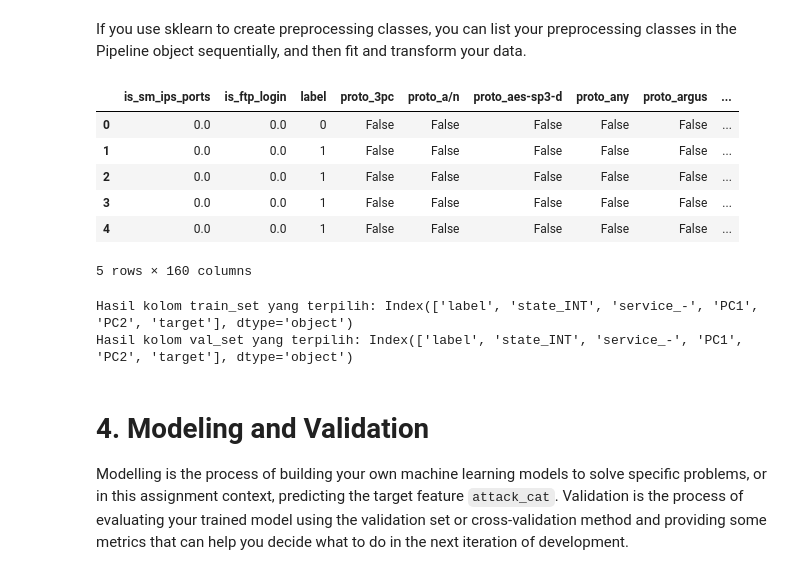
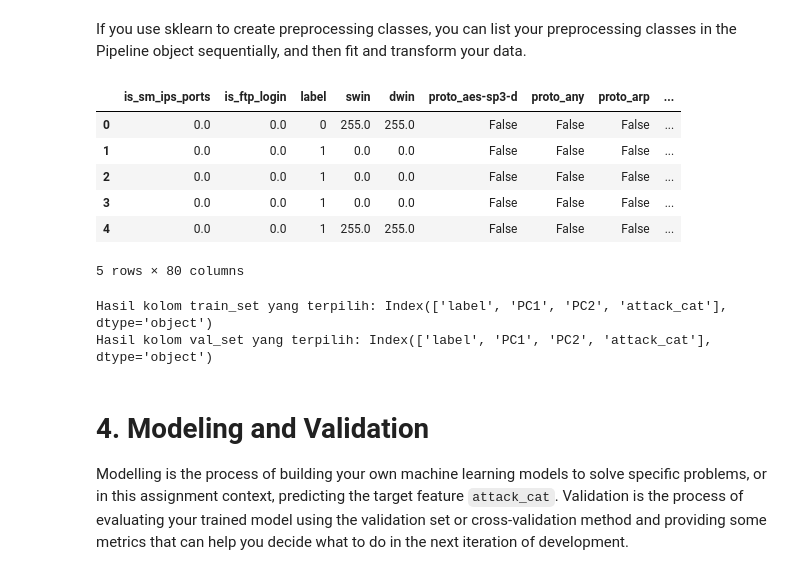
Before and after one commit to DeltDev/Tubes-AI-2-K9, a Jupyter notebook: src/notebook/IF3170 Artificial Intelligence _ Tugas Besar 2 Notebook Template.ipynb, the cells around one changed output. Saved outputs shown, nothing was run; the diff lists cells and outputs as text; code cells hidden in the pictures.

Commit message:
feat: fix undersampler, convert object to float

```diff
--- a/src/notebook/IF3170 Artificial Intelligence _ Tugas Besar 2 Notebook Template.ipynb
+++ b/src/notebook/IF3170 Artificial Intelligence _ Tugas Besar 2 Notebook Template.ipynb
@@ -514,6 +510,10 @@ class OneHotEncoder(BaseEstimator, TransformerMixin):
         df_encoded = pd.get_dummies(df, columns=self.non_numeric_columns)
 
         return df_encoded
+
+    def fit_transform(self, X, y):
+        self.fit(X, y)
+        return self.transform(X)
 # %% [markdown]
 ### Feature Selection
 # %%
@@ -588,7 +600,7 @@ class DataNormalizer(BaseEstimator, TransformerMixin):
         self.transformer = QuantileTransformer(output_distribution='normal')
         self.selected_columns = None
 
-    def fit(self, X, y):
+    def fit(self, X, y=None):
         numeric_columns = X.select_dtypes(include='number')
         binary_columns = numeric_columns.columns[(numeric_columns.nunique() == 2)]
         self.selected_columns = numeric_columns.drop(columns=binary_columns).columns
@@ -599,7 +611,13 @@ class DataNormalizer(BaseEstimator, TransformerMixin):
     def transform(self, X):
         X = pd.DataFrame(X).copy()
         X[self.selected_columns] = self.transformer.transform(X[self.selected_columns])
+        for col in X.select_dtypes(include=['object']).columns:
+            X[col] = pd.to_numeric(X[col], errors='coerce')
         return X
+
+    def fit_transform(self, X, y):
+        self.fit(X, y)
+        return self.transform(X)
 # %% [markdown]
 ### V. Dimensionality Reduction
 
@@ -631,6 +649,10 @@ class DimensionalityReducer(BaseEstimator, TransformerMixin):
         result_df = pd.concat([non_numeric_columns, result_df], axis=1)
 
         return result_df
+
+    def fit_transform(self, X, y):
+        self.fit(X, y)
+        return self.transform(X)
 # %% [markdown]
 # 3. Compile Preprocessing Pipeline
 
@@ -638,38 +660,46 @@ All of the preprocessing classes or functions defined earlier will be compiled i
 # %% [markdown]
 If you use sklearn to create preprocessing classes, you can list your preprocessing classes in the Pipeline object sequentially, and then fit and transform your data.
 # %%
+from sklearn.pipeline import Pipeline
 # Pipeline for data preprocessing
 pipe = Pipeline([("scaler", MinMaxScaler()),
                  ("encoder", OneHotEncoder()),
                  ("normalizer", DataNormalizer()),
-                 ("reducer", DimensionalityReducer()),
-                 ("sampler", Undersampler())])
+                 ("reductor", DimensionalityReducer())])
 # %%
 x_train = train_set.drop('attack_cat', axis=1)
 y_train = train_set['attack_cat']
 
 x_val = val_set.drop('attack_cat', axis=1)
 y_val = val_set['attack_cat']
 
-x_train_processed, y_train_processed = pipe.fit(x_train, y_train).transform(x_train)
-x_val_processed, y_val_processed = pipe.fit(x_val, y_val).transform(x_val)
+sampler = Undersampler()
+x_train, y_train = sampler.fit_transform(x_train, y_train)
+x_val, y_val = sampler.fit_transform(x_val, y_val)
+
+x_train_processed = pipe.fit(x_train, y_train).transform(x_train)
+x_val_processed = pipe.fit(x_val, y_val).transform(x_val)
+
+y_train_processed = y_train
+y_val_processed = y_val
 
 # Hasil akhir preprocessing
+
 train_set = pd.concat([x_train_processed, y_train_processed], axis=1)
 val_set = pd.concat([x_val_processed, y_val_processed], axis=1)
 
 missing_data_train = train_set[train_set.isnull().any(axis=1)]
 missing_data_val = val_set[val_set.isnull().any(axis=1)]
 
 train_set.head()
 # %% [output]
-|  | is_sm_ips_ports | is_ftp_login | label | proto_3pc | proto_a/n | proto_aes-sp3-d | proto_any | proto_argus | ... |
-| 0 | 0.0 | 0.0 | 0 | False | False | False | False | False | ... |
-| 1 | 0.0 | 0.0 | 1 | False | False | False | False | False | ... |
-| 2 | 0.0 | 0.0 | 1 | False | False | False | False | False | ... |
-| 3 | 0.0 | 0.0 | 1 | False | False | False | False | False | ... |
-| 4 | 0.0 | 0.0 | 1 | False | False | False | False | False | ... |
+|  | is_sm_ips_ports | is_ftp_login | label | swin | dwin | proto_aes-sp3-d | proto_any | proto_arp | ... |
+| 0 | 0.0 | 0.0 | 0 | 255.0 | 255.0 | False | False | False | ... |
+| 1 | 0.0 | 0.0 | 1 | 0.0 | 0.0 | False | False | False | ... |
+| 2 | 0.0 | 0.0 | 1 | 0.0 | 0.0 | False | False | False | ... |
+| 3 | 0.0 | 0.0 | 1 | 0.0 | 0.0 | False | False | False | ... |
+| 4 | 0.0 | 0.0 | 1 | 255.0 | 255.0 | False | False | False | ... |
-5 rows × 160 columns
+5 rows × 80 columns
 # %%
 x_train = train_set.drop('attack_cat', axis=1)
 y_train = train_set['attack_cat']
@@ -679,8 +709,8 @@ y_val = val_set['attack_cat']
 
 selector = FeatureSelector()
 
-x_train_processed, y_train_processed = selector.fit(x_train, y_train).transform(x_train)
-x_val_processed, y_val_processed = selector.fit(x_val, y_val).transform(x_val)
+x_train_processed = selector.fit(x_train, y_train).transform(x_train)
+x_val_processed = selector.fit(x_val, y_val).transform(x_val)
 
 # Hasil akhir Feature Selection
 train_set = pd.concat([x_train_processed, y_train_processed], axis=1)
@@ -689,8 +719,8 @@ val_set = pd.concat([x_val_processed, y_val_processed], axis=1)
 print(f"Hasil kolom train_set yang terpilih: {train_set.columns}")
 print(f"Hasil kolom val_set yang terpilih: {train_set.columns}")
 # %% [output]
-Hasil kolom train_set yang terpilih: Index(['label', 'state_INT', 'service_-', 'PC1', 'PC2', 'target'], dtype='object')
-Hasil kolom val_set yang terpilih: Index(['label', 'state_INT', 'service_-', 'PC1', 'PC2', 'target'], dtype='object')
+Hasil kolom train_set yang terpilih: Index(['label', 'PC1', 'PC2', 'attack_cat'], dtype='object')
+Hasil kolom val_set yang terpilih: Index(['label', 'PC1', 'PC2', 'attack_cat'], dtype='object')
 # %% [markdown]
 # 4. Modeling and Validation
 
```
Also changed, not shown: parts of 18 cells of this notebook.
